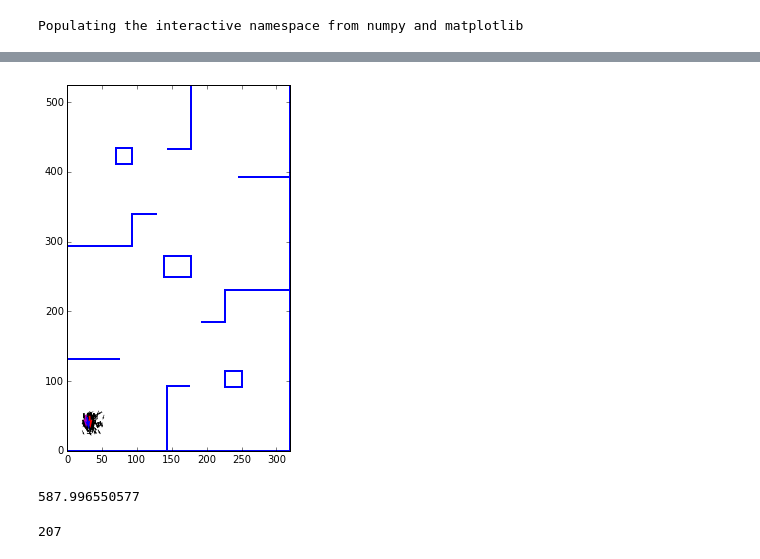
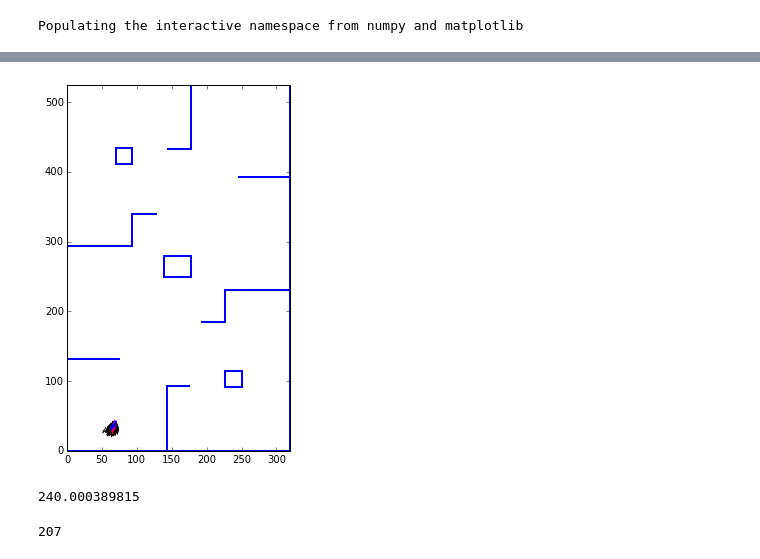
Before and after one commit to crunchiness/rss, a Jupyter notebook: particle_filtering_visualization.ipynb, the cells around one changed output, grey strips where cells are left out. Drawn from its saved outputs; the diff is of its cells as text; code cells hidden in the pictures.

```diff
--- a/particle_filtering_visualization.ipynb
+++ b/particle_filtering_visualization.ipynb
@@ -78,10 +78,10 @@ for i in xrange(10):
     factor = 10
     r.rotate(pi/factor)
     particles.rotate(pi/factor)
-#     particles.sense(r.measurement_prediction())
-#     distance = 10.0
-#     r.forward(distance)
-#     particles.forward(distance)
+    particles.sense(r.measurement_prediction())
+    distance = 5.0
+    r.forward(distance)
+    particles.forward(distance)
     particles.sense(r.measurement_prediction())
     particles.resample()
 figure = plot(particles, r)
@@ -108,5 +111,5 @@ particles.resample()
-[figure, old version]
+[figure, new version]
-587.996550577
+240.000389815
 # %%
 particles.N
 # %% [output]
```
Also changed, not shown: parts of 10 cells of this notebook, 1 other file.
